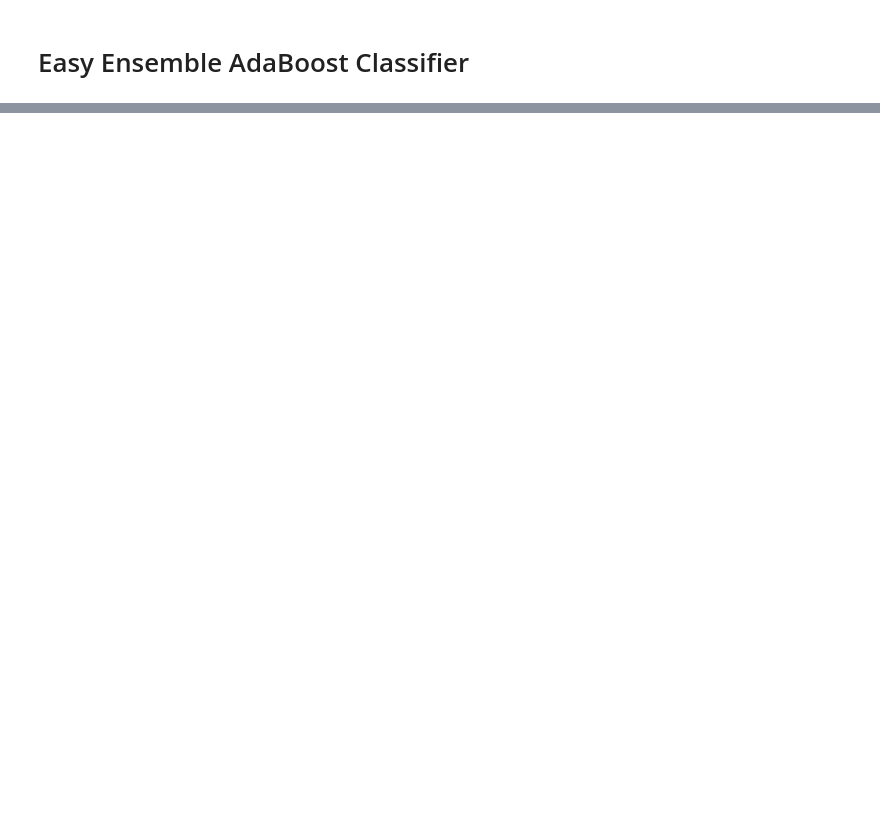
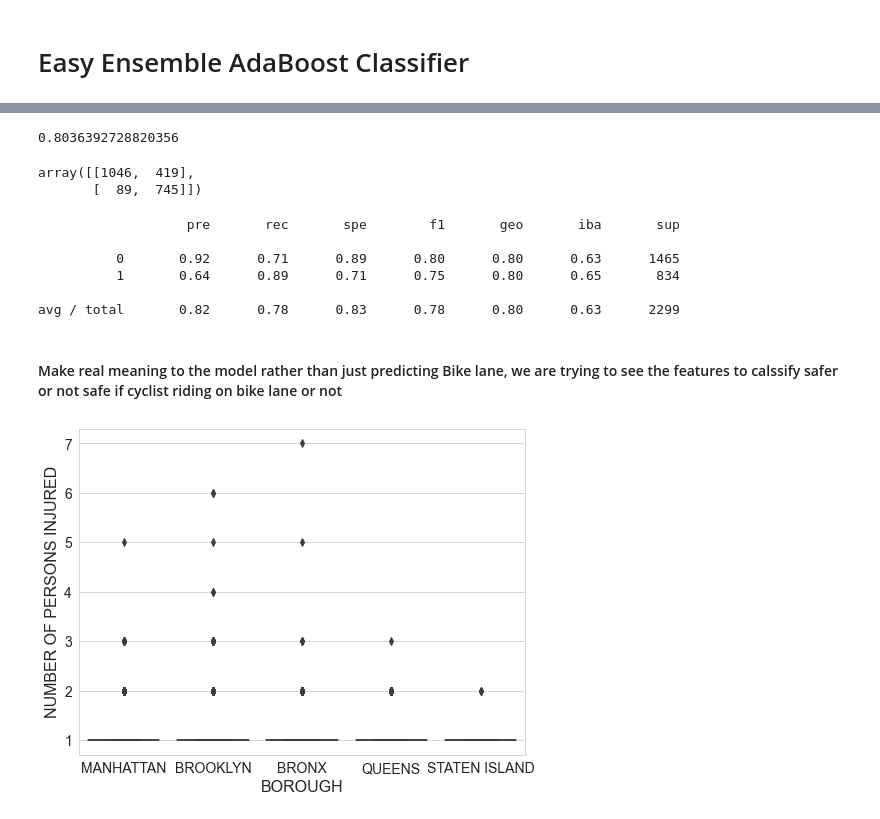
Before and after one commit to Rutgers-Data-Science-Bootcamp/NYC_Bike_Accident_Analysis, a Jupyter notebook: Final_project_NYC_BIKE_All_ML.ipynb, the cells around one changed output, grey strips where cells are left out. Saved outputs shown, nothing was run; the diff lists cells and outputs as text; code cells hidden in the pictures; blank space fills up the shorter version.

```diff
--- a/Final_project_NYC_BIKE_All_ML.ipynb
+++ b/Final_project_NYC_BIKE_All_ML.ipynb
@@ -362,0 +442,49 @@ avg / total       0.82      0.78      0.83      0.78      0.80      0.63      22
+# %%
+# Calculated the balanced accuracy score
+y_pred = easyEnsemble_model.predict(X_test)
+from sklearn.metrics import balanced_accuracy_score
+balanced_accuracy_score(y_test, y_pred)
+# %% [output]
+0.8036392728820356
+# %%
+# Display the confusion matrix
+from sklearn.metrics import confusion_matrix
+confusion_matrix(y_test, y_pred)
+# %% [output]
+array([[1046,  419],
+       [  89,  745]])
+# %%
+# Print the imbalanced classification report
+from imblearn.metrics import classification_report_imbalanced
+print(classification_report_imbalanced(y_test, y_pred))
+# %% [output]
+                   pre       rec       spe        f1       geo       iba       sup
+
+          0       0.92      0.71      0.89      0.80      0.80      0.63      1465
+          1       0.64      0.89      0.71      0.75      0.80      0.65       834
+
+avg / total       0.82      0.78      0.83      0.78      0.80      0.63      2299
+# %% [markdown]
+#### Make real meaning to the model rather than just predicting Bike lane, we are trying to see the features to calssify safer or not safe if cyclist riding on bike lane or not
+# %%
+# doing some EDA here
+import matplotlib.pyplot as plt
+import seaborn as sns
+sns.set_style("whitegrid")
+# %%
+## violinplot for BROUGHS and number of persons injured
+plt.figure(figsize=(8,6))
+
+sns.boxplot(data = ML,
+               y = 'NUMBER OF PERSONS INJURED',
+               x = 'BOROUGH')
+
+plt.yticks(fontsize=14)
+plt.xticks(fontsize=14)
+
+plt.ylabel("NUMBER OF PERSONS INJURED", fontsize=16)
+plt.xlabel("BOROUGH", fontsize=16)
+
+plt.show()
+# %% [output]
+[figure, added]
```
Also changed, not shown: parts of 29 cells of this notebook, 2 other files.
